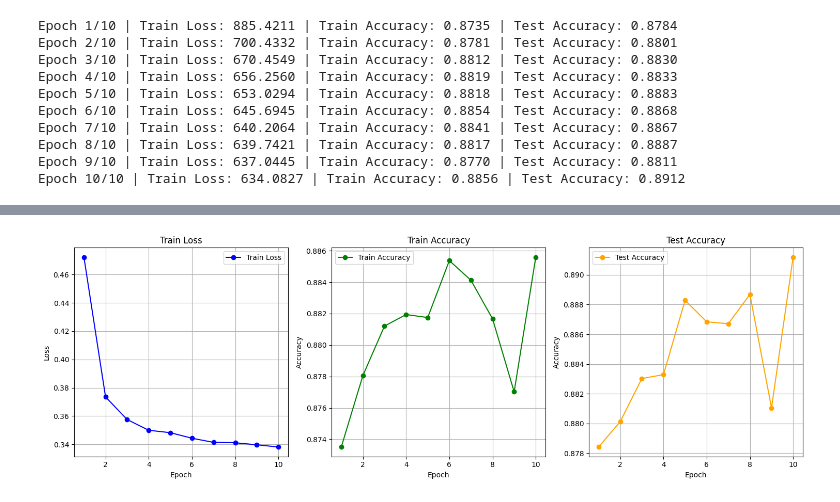
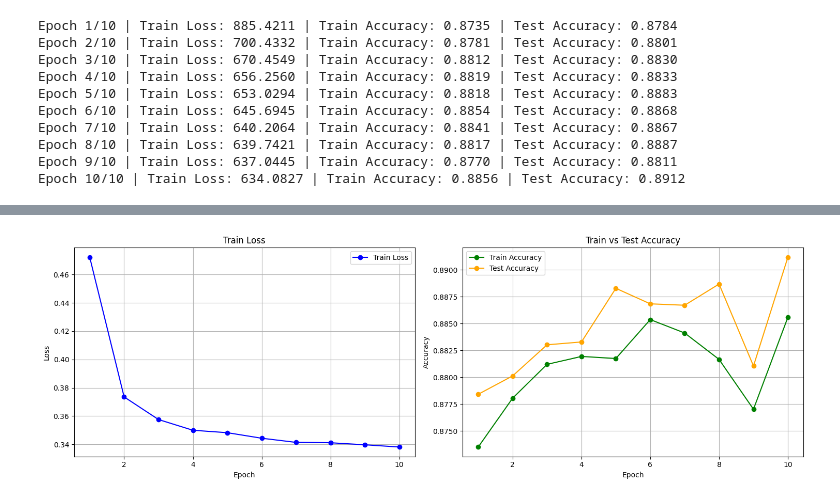
Before and after one commit to Vacayy/nlp-study, a Jupyter notebook: DistilBERT_news_tutorial.ipynb, the cells around one changed output, grey strips where cells are left out. Saved outputs shown, nothing was run; the diff lists cells and outputs as text; code cells hidden in the pictures.

```diff
--- a/DistilBERT_news_tutorial.ipynb
+++ b/DistilBERT_news_tutorial.ipynb
@@ -219,34 +199,26 @@ Epoch 10/10 | Train Loss: 634.0827 | Train Accuracy: 0.8856 | Test Accuracy: 0.8
 # %%
 plt.figure(figsize=(15, 5))
 
 # Train Loss
-plt.subplot(1, 3, 1)
+plt.subplot(1, 2, 1)
 plt.plot(range(1, n_epochs + 1), train_losses, marker='o', label='Train Loss', color='blue')
 plt.title("Train Loss")
 plt.xlabel("Epoch")
 plt.ylabel("Loss")
-plt.grid(True) # 격자
-plt.legend() #
+plt.grid(True)  # 격자 추가
+plt.legend()  # 범례 표시
 
-# Train Accuracy
-plt.subplot(1, 3, 2)
+# Train & Test Accuracy
+plt.subplot(1, 2, 2)
 plt.plot(range(1, n_epochs + 1), train_accuracies, marker='o', label='Train Accuracy', color='green')
-plt.title("Train Accuracy")
-plt.xlabel("Epoch")
-plt.ylabel("Accuracy")
-plt.grid(True)
-plt.legend()
-
-# Test Accuracy
-plt.subplot(1, 3, 3)
 plt.plot(range(1, n_epochs + 1), test_accuracies, marker='o', label='Test Accuracy', color='orange')
-plt.title("Test Accuracy")
+plt.title("Train vs Test Accuracy")
 plt.xlabel("Epoch")
 plt.ylabel("Accuracy")
 plt.grid(True)
 plt.legend()
 
 plt.tight_layout()
 plt.show()
 # %% [output]
-[figure, old version]
+[figure, new version]
```
Also changed, not shown: parts of 5 cells of this notebook.
